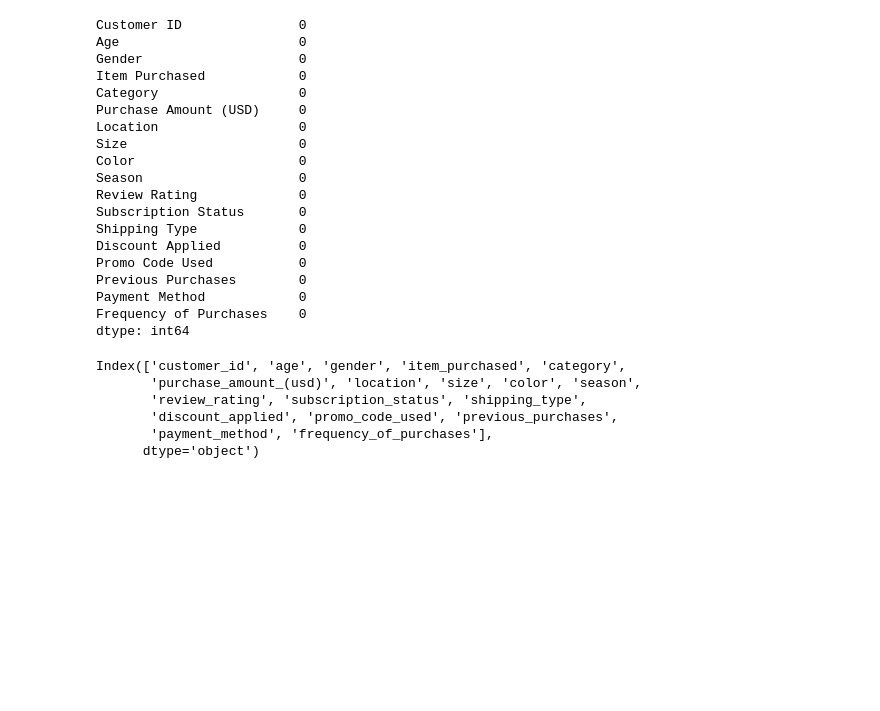
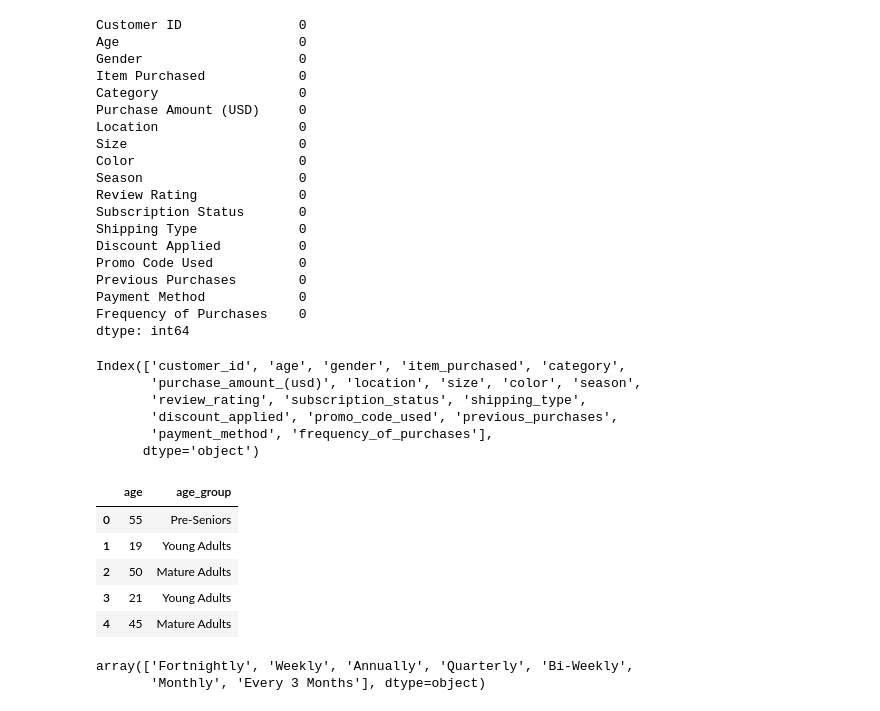
Before and after one commit to AbdullahUnaiz99/customer-shopping-behaviour-data-analytics, a Jupyter notebook: customer.ipynb, the cells around one changed output. Saved outputs shown, nothing was run; the diff lists cells and outputs as text; code cells hidden in the pictures; blank space fills up the shorter version.

```diff
--- a/customer.ipynb
+++ b/customer.ipynb
@@ -107,3 +107,50 @@ Index(['customer_id', 'age', 'gender', 'item_purchased', 'category',
        'discount_applied', 'promo_code_used', 'previous_purchases',
        'payment_method', 'frequency_of_purchases'],
       dtype='object')
+# %%
+# create a new column for age_group
+'''Age Groups:
+18–24 → Young Adults
+
+25–34 → Early Adults
+
+35–44 → Mid Adults
+
+45–54 → Mature Adults
+
+55–64 → Pre-Seniors
+
+65+ → Seniors
+'''
+
+def age_group(age):
+    if 18 <= age <= 24:
+        return 'Young Adults'
+    elif 25 <= age <= 34:
+        return 'Early Adults'
+    elif 35 <= age <= 44:
+        return 'Mid Adults'
+    elif 45 <= age <= 54:
+        return 'Mature Adults'
+    elif 55 <= age <= 64:
+        return 'Pre-Seniors'
+    elif age >= 65:
+        return 'Seniors'
+    else:
+        return 'Unknown'
+# %%
+df['age_group'] = df['age'].apply(age_group)
+# %%
+df[['age','age_group']].head(5)
+# %% [output]
+|  | age | age_group |
+| 0 | 55 | Pre-Seniors |
+| 1 | 19 | Young Adults |
+| 2 | 50 | Mature Adults |
+| 3 | 21 | Young Adults |
+| 4 | 45 | Mature Adults |
+# %%
+df.frequency_of_purchases.unique()
+# %% [output]
+array(['Fortnightly', 'Weekly', 'Annually', 'Quarterly', 'Bi-Weekly',
+       'Monthly', 'Every 3 Months'], dtype=object)
```
Also changed, not shown: parts of 7 cells of this notebook, 1 other file.
